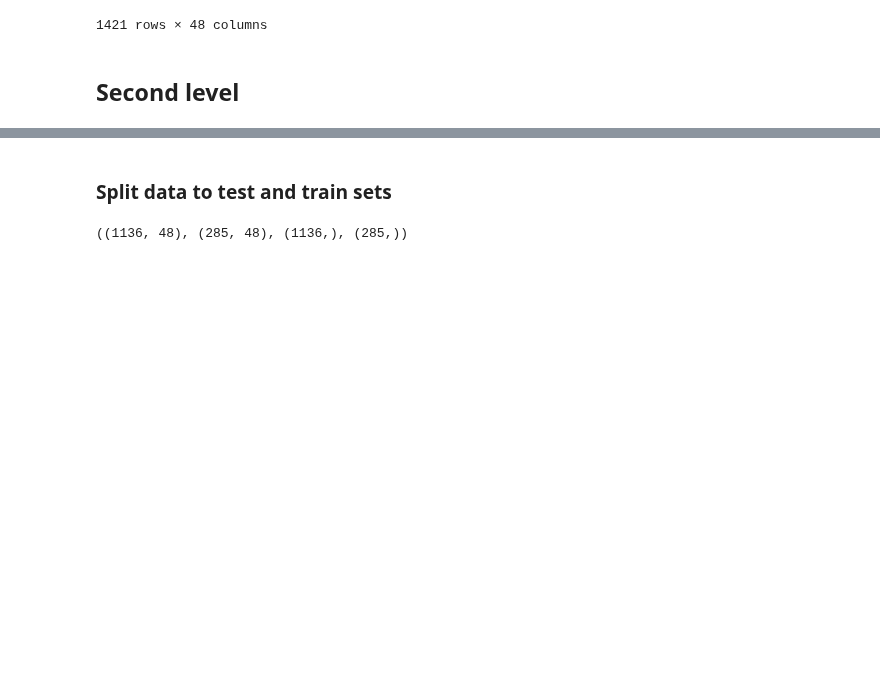
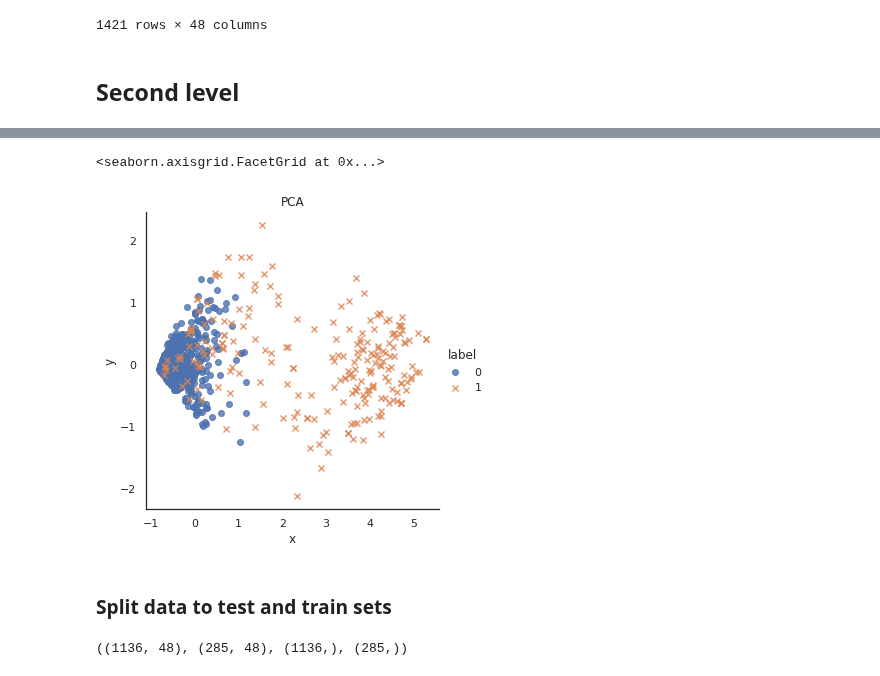
Before and after one commit to ryashpal/ML, a Jupyter notebook: mortality/sepsis_micro/SFS/01.3_ensemble_model.ipynb, the cells around one changed output, grey strips where cells are left out. Cells and saved outputs as stored; diff of their text form; code cells hidden in the pictures; blank space fills up the shorter version.

```diff
--- a/mortality/sepsis_micro/SFS/01.3_ensemble_model.ipynb
+++ b/mortality/sepsis_micro/SFS/01.3_ensemble_model.ipynb
@@ -245,3 +327,21 @@ Xnew
+# %%
+from sklearn.decomposition import PCA
+
+pca = PCA(n_components=2).fit_transform(Xnew)
+# %%
+import pandas as pd
+
+pcaDf = pd.DataFrame(pca, columns = ['x', 'y'])
+pcaDf['label'] = ySevenDayTest.to_list()
+# %%
+import seaborn as sns
+import pandas as pd
+
+sns.set(style="white", color_codes=True)
+sns.lmplot( x="x", y="y", data=pcaDf, fit_reg=False, hue='label', markers=['o', 'x']).set(title='PCA')
+# %% [output]
+<seaborn.axisgrid.FacetGrid at 0x...>
+[figure, added]
 # %% [markdown]
 ### Split data to test and train sets
 # %%
```
Also changed, not shown: parts of 19 cells of this notebook, 2 other files.
